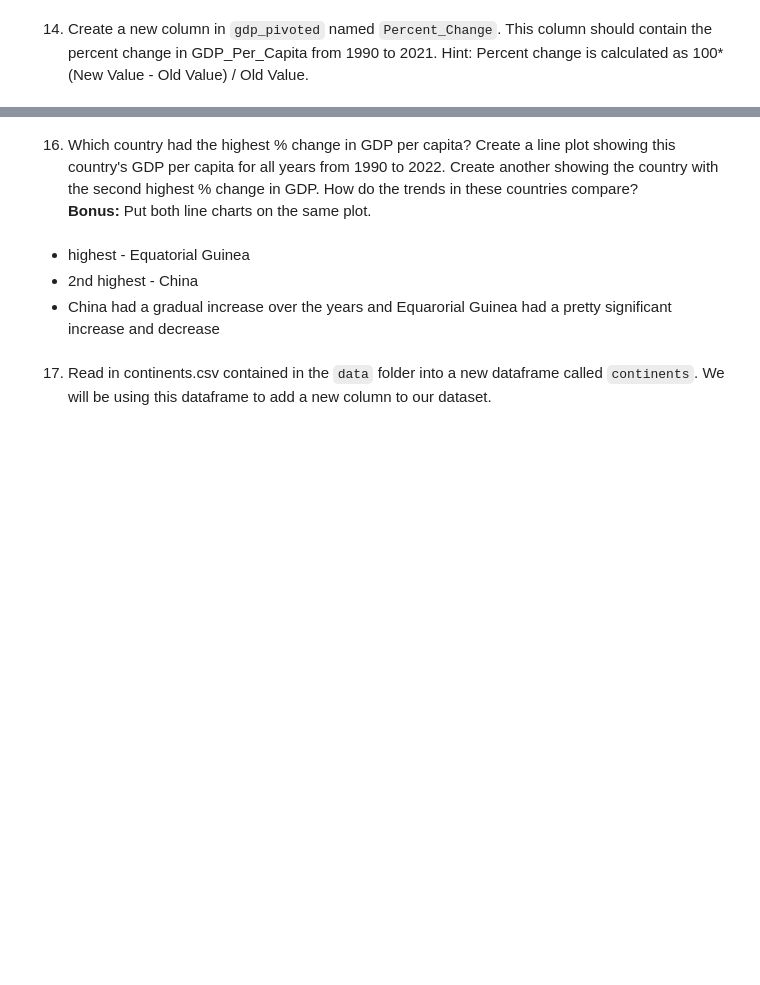
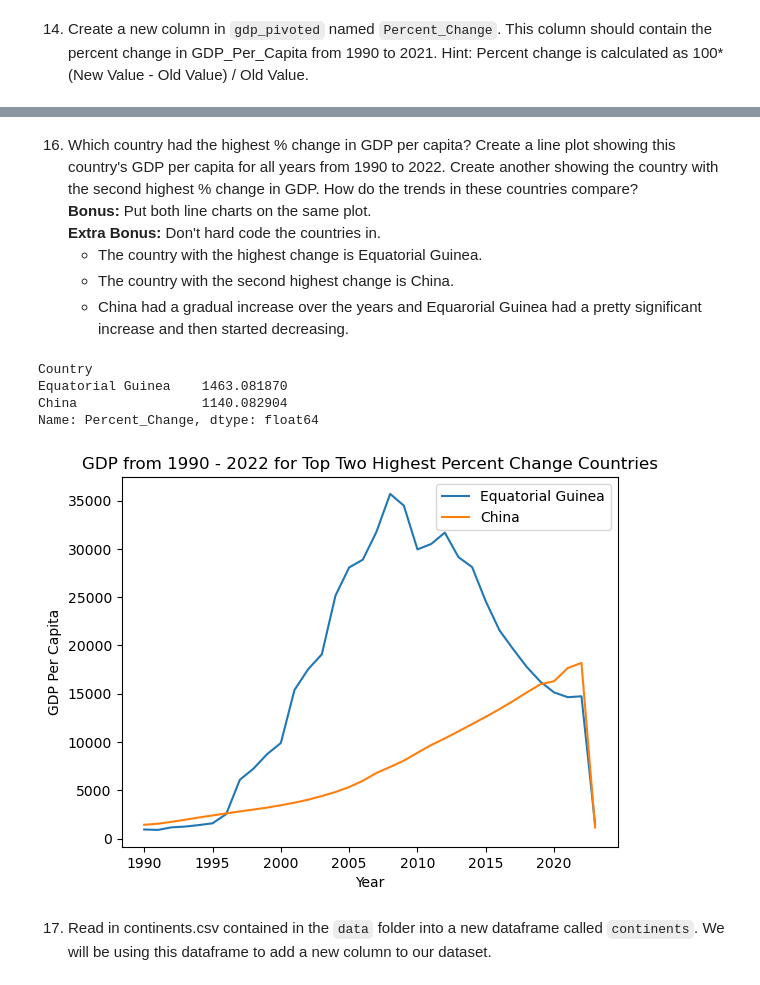
Before and after one commit to nss-data-science-cohort-8/un-exploration-vickitaylor, a Jupyter notebook: notebooks/un_data_exploration.ipynb, the cells around one changed output, grey strips where cells are left out. Cells and saved outputs as stored; diff of their text form; code cells hidden in the pictures; blank space fills up the shorter version.

```diff
--- a/notebooks/un_data_exploration.ipynb
+++ b/notebooks/un_data_exploration.ipynb
@@ -193,6 +215,8 @@ gdp_2021.nsmallest(10, 'GDP_Per_Capita')
 # %% [markdown]
 13. Now, return to the full dataset, `gdp_df`. Pivot the data for 1990 and 2021 (using the pandas `.pivot_table()` method or another method) so that each row corresponds to a country, each column corresponds to a year, and the values in the table give the GDP_Per_Capita amount. Drop any rows that are missing values for either 1990 or 2021. Save the result to a dataframe named `gdp_pivoted`.
 # %%
-gdp_pivoted = gdp_df.pivot_table(index = 'Country', columns = 'Year', values = 'GDP_Per_Capita')
-gdp_pivoted = gdp_pivoted.dropna(subset=['2021'])
-gdp_pivoted = gdp_pivoted.dropna(subset=['1990'])
+gdp_pivoted = gdp_df.pivot_table(
+    index = 'Country',
+    columns = 'Year',
+    values = 'GDP_Per_Capita'
+).dropna(subset=['1990', '2021'])
@@ -214,9 +234,14 @@ gdp_pivoted[gdp_pivoted['Percent_Change'] < 0]
 # %% [markdown]
 16. Which country had the highest % change in GDP per capita? Create a line plot showing this country's GDP per capita for all years from 1990 to 2022. Create another showing the country with the second highest % change in GDP. How do the trends in these countries compare?
 **Bonus:** Put both line charts on the same plot.
+**Extra Bonus:** Don't hard code the countries in.
+    - The country with the highest change is Equatorial Guinea.
+    - The country with the second highest change is China.
+    - China had a gradual increase over the years and Equarorial Guinea had a pretty significant increase and then started decreasing.
-# %% [markdown]
-- highest - Equatorial Guinea
-- 2nd highest - China
-- China had a gradual increase over the years and Equarorial Guinea had a pretty significant increase and decrease
 # %%
 gdp_pivoted['Percent_Change'].nlargest(2)
+# %% [output]
+Country
+Equatorial Guinea    1463.081870
+China                1140.082904
+Name: Percent_Change, dtype: float64
@@ -226,9 +248,17 @@ gdp_ch = gdp_pivoted.loc['China']
+# %%
+# saving the top two countries to have a reusable list and not hard code the countries in
+top_two = gdp_pivoted['Percent_Change'].nlargest(2)
+# could not do .index.tolist() in the last one so saved to a different variable.
+top_two_change = top_two.index.tolist()
 # %%
-gdp_eg.plot(kind = 'line')
-gdp_ch.plot(kind = 'line')
+gdp_pivoted.loc[top_two_change[0]].plot(kind = 'line')
+gdp_pivoted.loc[top_two_change[1]].plot(kind = 'line')
 plt.title('GDP from 1990 - 2022 for Top Two Highest Percent Change Countries')
 plt.legend()
+plt.ylabel('GDP Per Capita')
 plt.show()
+# %% [output]
+[figure, added]
 # %% [markdown]
 17. Read in continents.csv contained in the `data` folder into a new dataframe called `continents`. We will be using this dataframe to add a new column to our dataset.
 # %%
```
Also changed, not shown: parts of 94 cells of this notebook.
